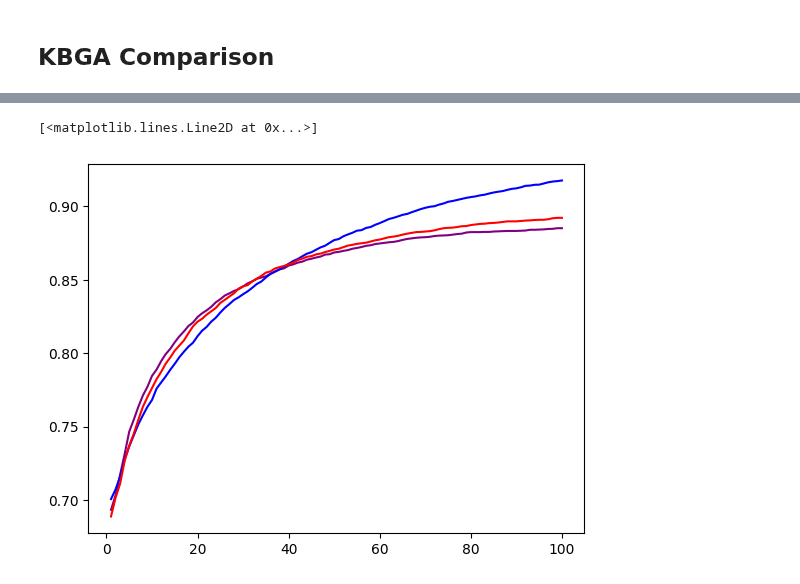
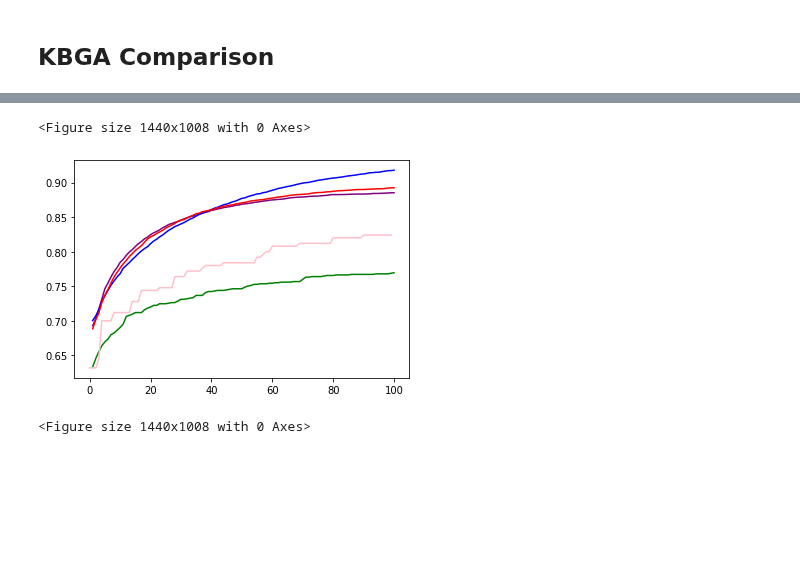
Before and after one commit to devasenan134/GA-SC, a Jupyter notebook: compare_avg_res.ipynb, the cells around one changed output, grey strips where cells are left out. Drawn from its saved outputs; the diff is of its cells as text; code cells hidden in the pictures; blank space fills up the shorter version.

Commit message:
DE graph comparison with ga kbga

```diff
--- a/compare_avg_res.ipynb
+++ b/compare_avg_res.ipynb
@@ -139,9 +147,16 @@ with open(kbga_path+kbga_files[2], 'rb') as gf:
+# %%
+with open("DE/single_run_az_de.pkl", 'rb') as rf:
+    de = pickle.load(rf)[1]
 # %%
+plt.plot(x, avg_acc_ga, color="green")
 plt.plot(x, az_avg_acc_es50_100, color="purple")
 plt.plot(x, imdb_avg_acc_vp, color="blue")
 plt.plot(x, az_avg_acc_vp, color="red")
+plt.plot(de, color='pink')
+plt.figure(figsize=(20, 14))
 # %% [output]
-[<matplotlib.lines.Line2D at 0x...>]
+<Figure size 1440x1008 with 0 Axes>
-[figure, old version]
+[figure, new version]
+<Figure size 1440x1008 with 0 Axes>
 # %% [markdown]
 ![image.png](attachment:image.png)
```
Also changed, not shown: parts of 7 cells of this notebook, 1 other file.
